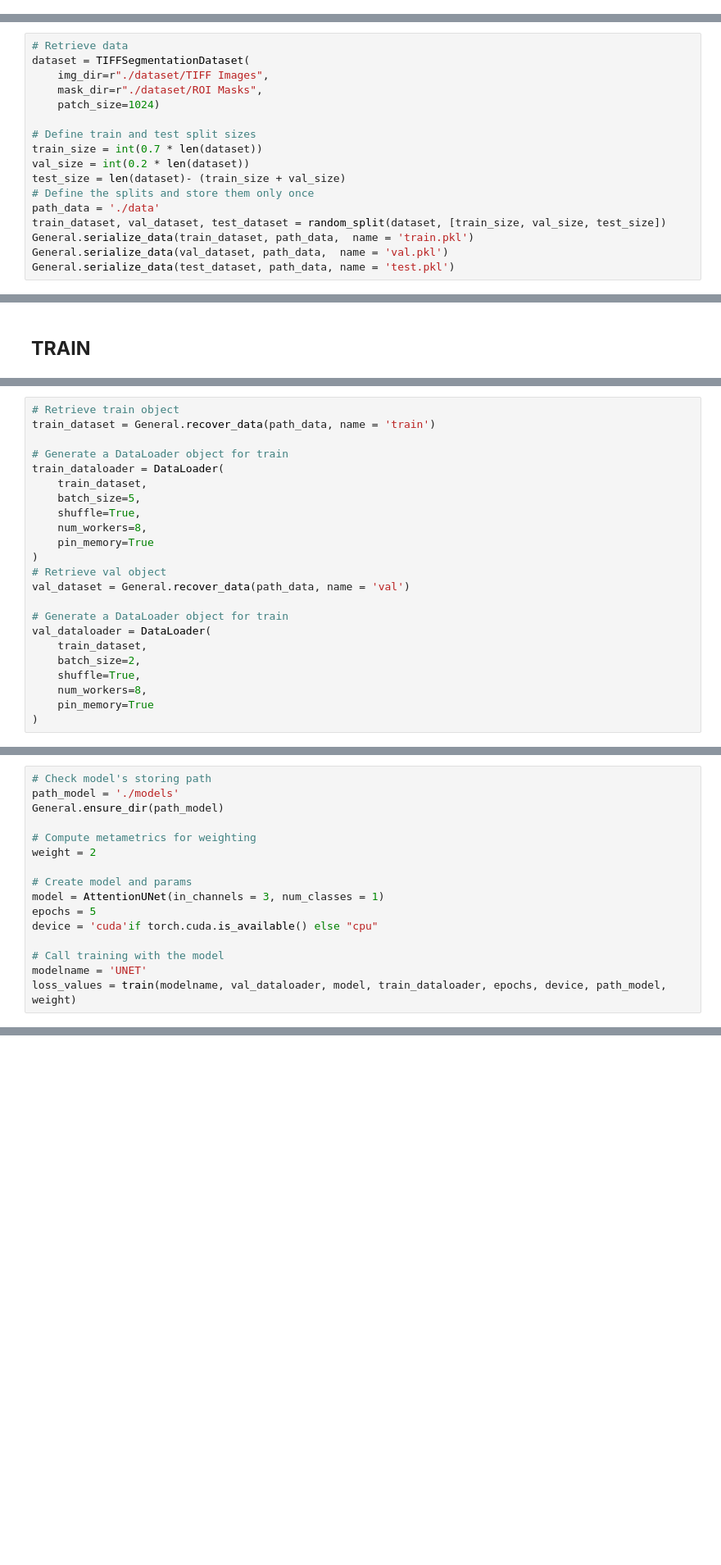
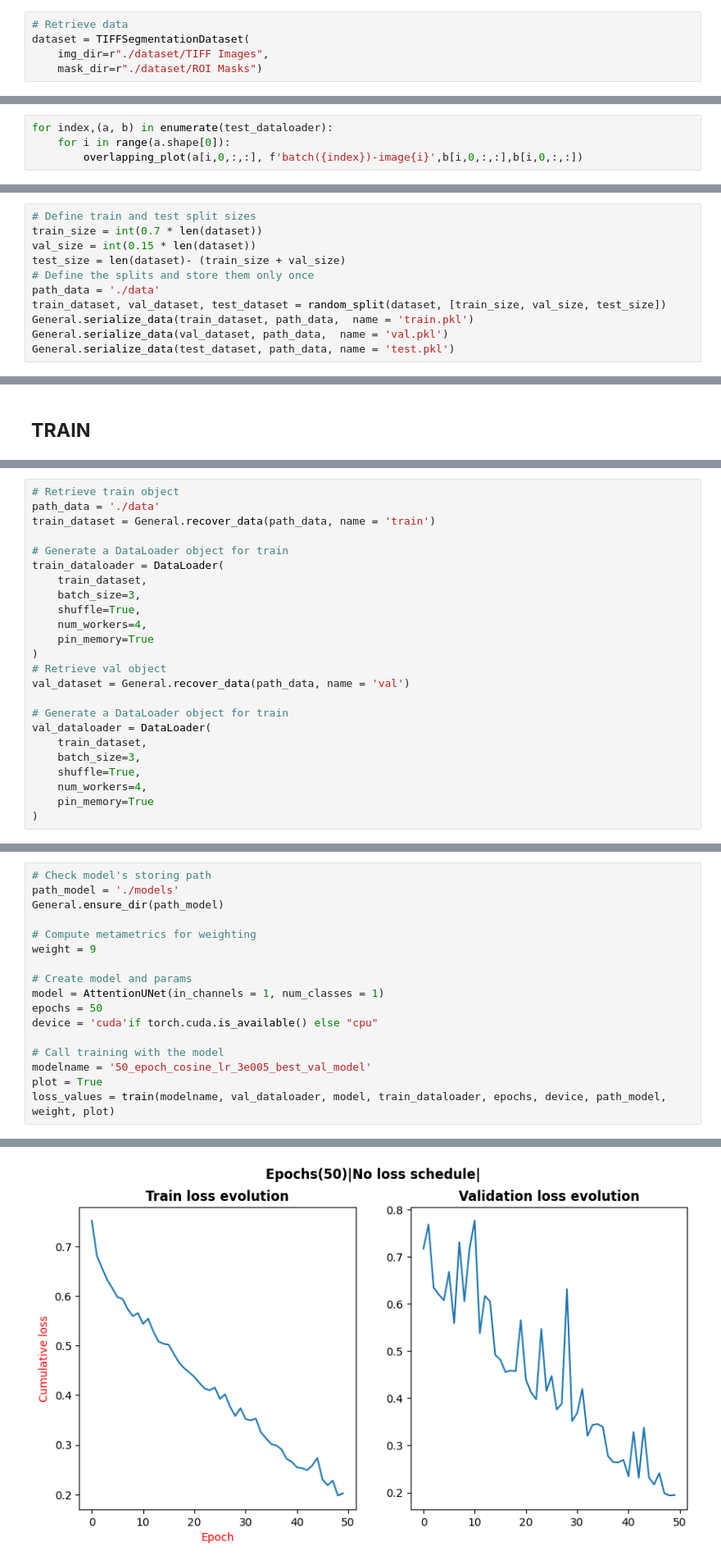
Before and after one commit to ppf30/CNN-for-Breast-Cancer-Diagnosis-Research, a Jupyter notebook: src/test.ipynb, the cells around one changed output, grey strips where cells are left out. Shown at 82% size. Cells and saved outputs as stored; diff of their text form; blank space fills up the shorter version.

```diff
--- a/src/test.ipynb
+++ b/src/test.ipynb
@@ -17,0 +82,5 @@ from torch.utils.data import Subset
+# %%
+# Retrieve data
+dataset = TIFFSegmentationDataset(
+    img_dir=r"./dataset/TIFF Images",
+    mask_dir=r"./dataset/ROI Masks")
@@ -18,15 +133,13 @@ from torch.utils.data import Subset
+# %%
+for index,(a, b) in enumerate(test_dataloader):
+    for i in range(a.shape[0]):
+        overlapping_plot(a[i,0,:,:], f'batch({index})-image{i}',b[i,0,:,:],b[i,0,:,:])
 # %% [markdown]
 ## **CARGA REAL**
 # %%
-# Retrieve data
-dataset = TIFFSegmentationDataset(
-    img_dir=r"./dataset/TIFF Images",
-    mask_dir=r"./dataset/ROI Masks",
-    patch_size=1024)
-
 # Define train and test split sizes
 train_size = int(0.7 * len(dataset))
-val_size = int(0.2 * len(dataset))
+val_size = int(0.15 * len(dataset))
 test_size = len(dataset)- (train_size + val_size)
 # Define the splits and store them only once
 path_data = './data'
@@ -271,14 +479,15 @@ def train(modelname:str, val_loader, model:Union[UNet], dataloader:DataLoader, e
     return loss_storage
 # %%
 # Retrieve train object
+path_data = './data'
 train_dataset = General.recover_data(path_data, name = 'train')
 
 # Generate a DataLoader object for train
 train_dataloader = DataLoader(
     train_dataset,
-    batch_size=5,
+    batch_size=3,
     shuffle=True,
-    num_workers=8,
+    num_workers=4,
     pin_memory=True
 )
 # Retrieve val object
@@ -287,9 +496,9 @@ val_dataset = General.recover_data(path_data, name = 'val')
 # Generate a DataLoader object for train
 val_dataloader = DataLoader(
     train_dataset,
-    batch_size=2,
+    batch_size=3,
     shuffle=True,
-    num_workers=8,
+    num_workers=4,
     pin_memory=True
 )
 # %%
@@ -307,15 +517,16 @@ path_model = './models'
 General.ensure_dir(path_model)
 
 # Compute metametrics for weighting
-weight = 2
+weight = 9
 
 # Create model and params
-model = AttentionUNet(in_channels = 3, num_classes = 1)
-epochs = 5
+model = AttentionUNet(in_channels = 1, num_classes = 1)
+epochs = 50
 device = 'cuda'if torch.cuda.is_available() else "cpu"
 
 # Call training with the model
-modelname = 'UNET'
-loss_values = train(modelname, val_dataloader, model, train_dataloader, epochs, device, path_model, weight)
+modelname = '50_epoch_cosine_lr_3e005_best_val_model'
+plot = True
+loss_values = train(modelname, val_dataloader, model, train_dataloader, epochs, device, path_model, weight, plot)
 # %% [output]
 The dir (./models) exists
@@ -337,0 +549 @@ Cumulated loss epoch:0.2652395189265766
+[figure, added]
```
Also changed, not shown: parts of 16 cells of this notebook, 16 other files.
